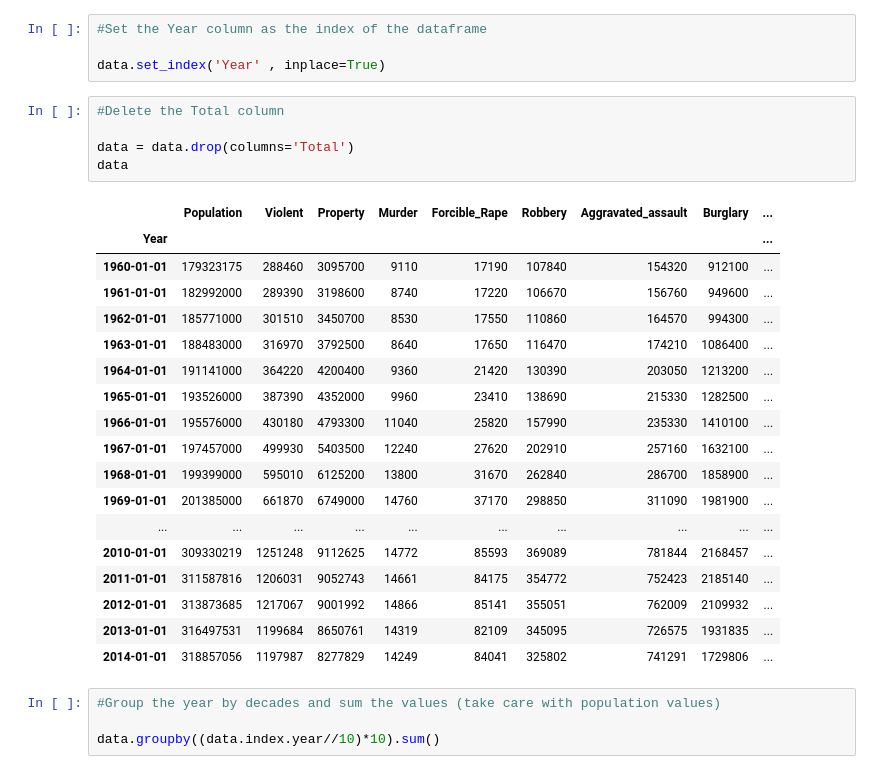
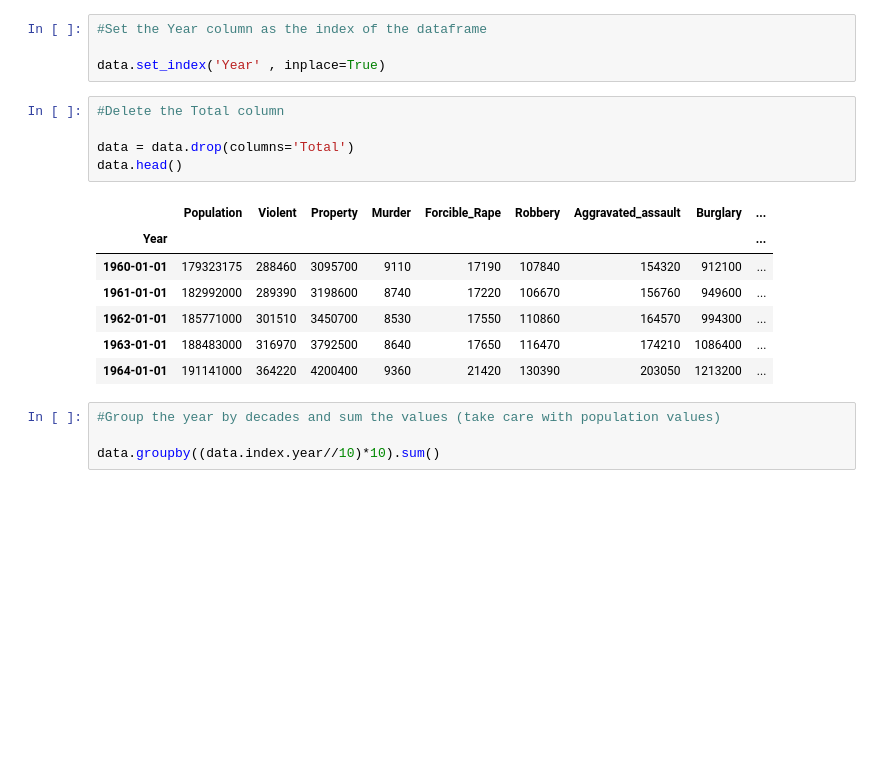
Before and after one commit to KhaldounN/first-project-, a Jupyter notebook: exercises/Session_3_4_EXERCISES.ipynb, the cells around one changed output. Drawn from its saved outputs; the diff is of its cells as text; blank space fills up the shorter version.

```diff
--- a/exercises/Session_3_4_EXERCISES.ipynb
+++ b/exercises/Session_3_4_EXERCISES.ipynb
@@ -221,27 +222,16 @@ data.set_index('Year' , inplace=True)
 # %%
 #Delete the Total column
 
 data = data.drop(columns='Total')
-data
+data.head()
 # %% [output]
 |  | Population | Violent | Property | Murder | Forcible_Rape | Robbery | Aggravated_assault | Burglary | ... |
 | Year |  |  |  |  |  |  |  |  | ... |
 | 1960-01-01 | 179323175 | 288460 | 3095700 | 9110 | 17190 | 107840 | 154320 | 912100 | ... |
 | 1961-01-01 | 182992000 | 289390 | 3198600 | 8740 | 17220 | 106670 | 156760 | 949600 | ... |
 | 1962-01-01 | 185771000 | 301510 | 3450700 | 8530 | 17550 | 110860 | 164570 | 994300 | ... |
 | 1963-01-01 | 188483000 | 316970 | 3792500 | 8640 | 17650 | 116470 | 174210 | 1086400 | ... |
 | 1964-01-01 | 191141000 | 364220 | 4200400 | 9360 | 21420 | 130390 | 203050 | 1213200 | ... |
-| 1965-01-01 | 193526000 | 387390 | 4352000 | 9960 | 23410 | 138690 | 215330 | 1282500 | ... |
-| 1966-01-01 | 195576000 | 430180 | 4793300 | 11040 | 25820 | 157990 | 235330 | 1410100 | ... |
-| 1967-01-01 | 197457000 | 499930 | 5403500 | 12240 | 27620 | 202910 | 257160 | 1632100 | ... |
-| 1968-01-01 | 199399000 | 595010 | 6125200 | 13800 | 31670 | 262840 | 286700 | 1858900 | ... |
-| 1969-01-01 | 201385000 | 661870 | 6749000 | 14760 | 37170 | 298850 | 311090 | 1981900 | ... |
-| ... | ... | ... | ... | ... | ... | ... | ... | ... | ... |
-| 2010-01-01 | 309330219 | 1251248 | 9112625 | 14772 | 85593 | 369089 | 781844 | 2168457 | ... |
-| 2011-01-01 | 311587816 | 1206031 | 9052743 | 14661 | 84175 | 354772 | 752423 | 2185140 | ... |
-| 2012-01-01 | 313873685 | 1217067 | 9001992 | 14866 | 85141 | 355051 | 762009 | 2109932 | ... |
-| 2013-01-01 | 316497531 | 1199684 | 8650761 | 14319 | 82109 | 345095 | 726575 | 1931835 | ... |
-| 2014-01-01 | 318857056 | 1197987 | 8277829 | 14249 | 84041 | 325802 | 741291 | 1729806 | ... |
 # %%
 #Group the year by decades and sum the values (take care with population values)
 
```
Also changed, not shown: parts of 11 cells of this notebook.
